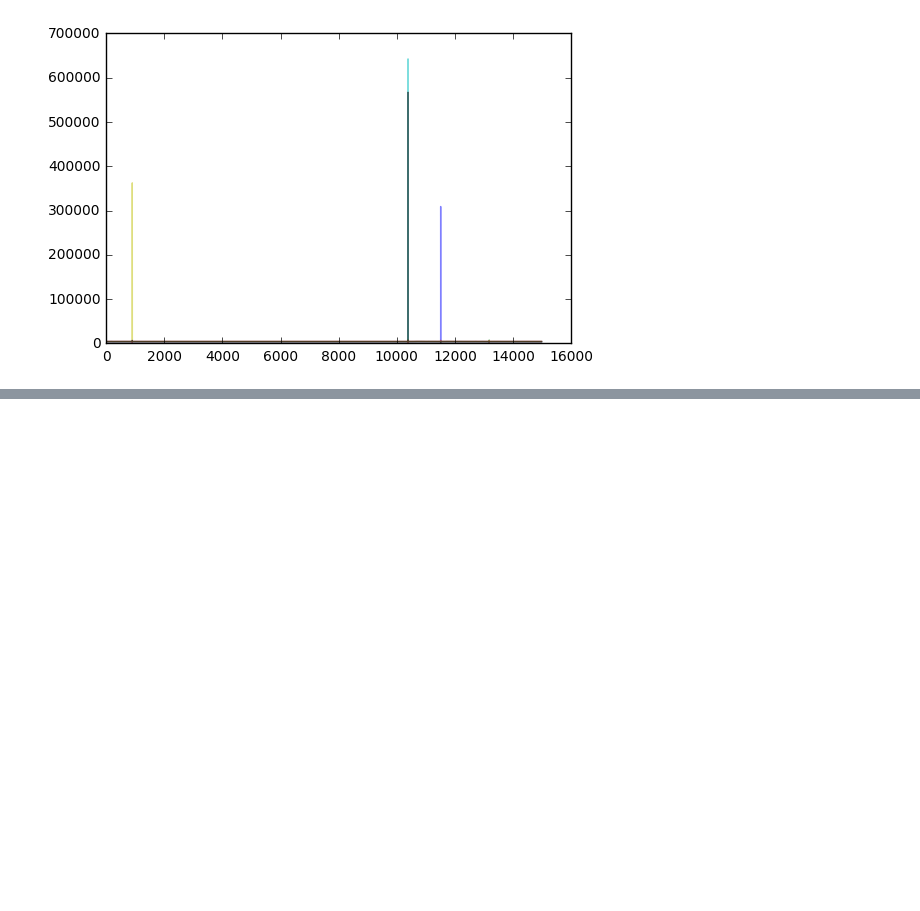
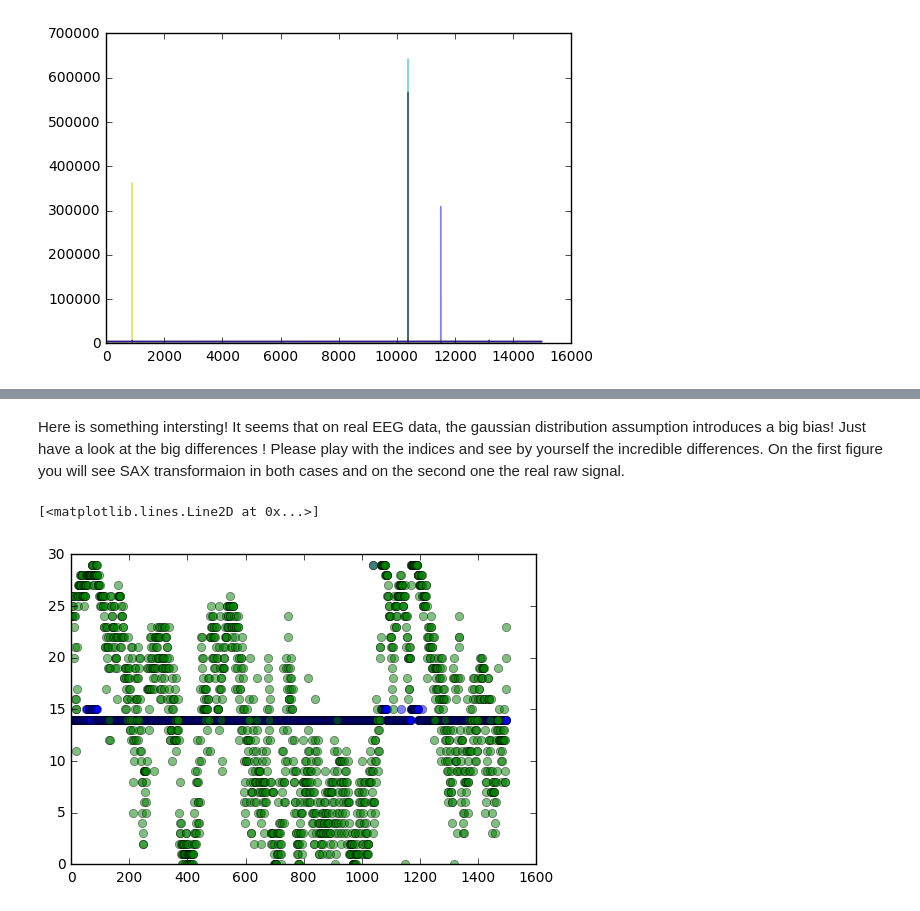
Before and after one commit to TimeSeriesAnalysis/EEGAnalysis, a Jupyter notebook: ipnb/Static SAX tutorial.ipynb, the cells around one changed output, grey strips where cells are left out. Cells and saved outputs as stored; diff of their text form; code cells hidden in the pictures; blank space fills up the shorter version.

Commit message:
Add demo on raw EEG data. Demo on filtered data left

```diff
--- a/ipnb/Static SAX tutorial.ipynb
+++ b/ipnb/Static SAX tutorial.ipynb
@@ -137,7 +137,7 @@ Since the EEG headset used has 14 sensors, each time step corresponds of acquisi
 # %%
 data = np.genfromtxt("../data/EEG_Eye_State.arff", comments = "@", delimiter = ",")
 data = data.T
-eeg = data[:7,:]
+eeg = data[:8,:]
 
 for rows in eeg :
     plt.plot(range(eeg.shape[1]), rows, alpha = 0.5)
@@ -152,0 +150,9 @@ array([26, 24, 24, ..., 17, 23, 20])
+# %%
+gaussian_SAX = sax_transform(eeg, 1498, 30, True)
+real_SAX = sax_transform(eeg, 1498, 30, False)
+
+for i in xrange(len(gaussian_SAX)):
+    print "Sax transformation of signal ", i, " : ", gaussian_SAX[i,:]
+print("\n")
+for i in xrange(len(real_SAX)):
+    print "Sax transformation of signal ", i, " : ", real_SAX[i,:]
@@ -152,0 +178,13 @@ array([26, 24, 24, ..., 17, 23, 20])
+# %% [markdown]
+Here is something intersting! It seems that on real EEG data, the gaussian distribution assumption introduces a big bias!
+Just have a look at the big differences ! Please play with the indices and see by yourself the incredible differences. On the first figure you will see SAX transformaion in both cases and on the second one the real raw signal.
+# %%
+plt.plot(range(gaussian_SAX[6,:].shape[0]),gaussian_SAX[6,:], 'bo', alpha = 0.5)
+plt.plot(range(gaussian_SAX[6,:].shape[0]),real_SAX[6,:], 'go', alpha = 0.5)
+#f, axarr = plt.subplots(1,2, sharey= False)
+#for i in xrange(4):
+#    axarr[i].plot(range(gaussian_SAX[i,:].shape[0]),gaussian_SAX[i,:], 'bo')
+#    axarr[i].plot(range(gaussian_SAX[i,:].shape[0]),real_SAX[i,:], 'go')
+# %% [output]
+[<matplotlib.lines.Line2D at 0x...>]
+[figure, added]
```
Also changed, not shown: parts of 8 cells of this notebook.
